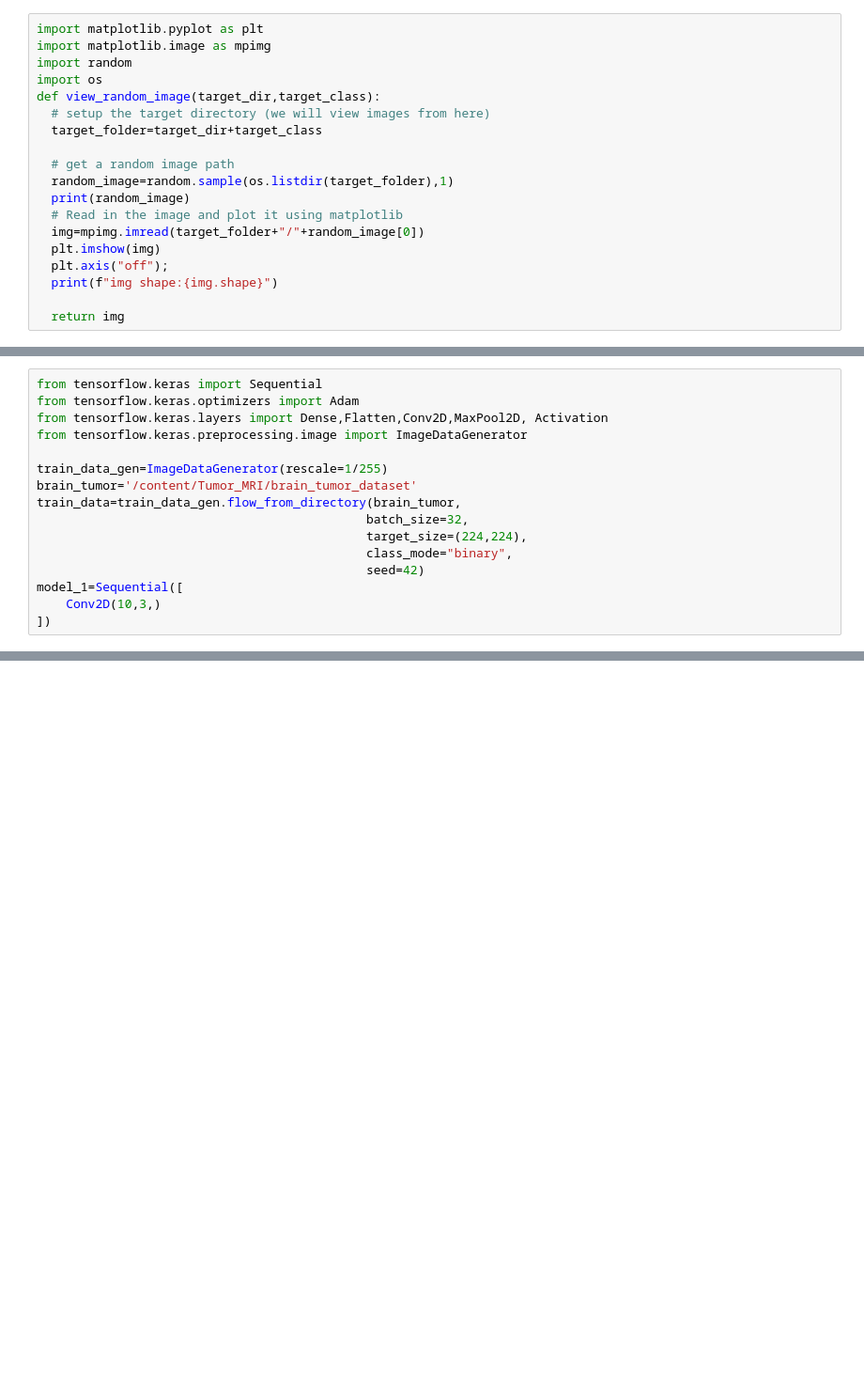
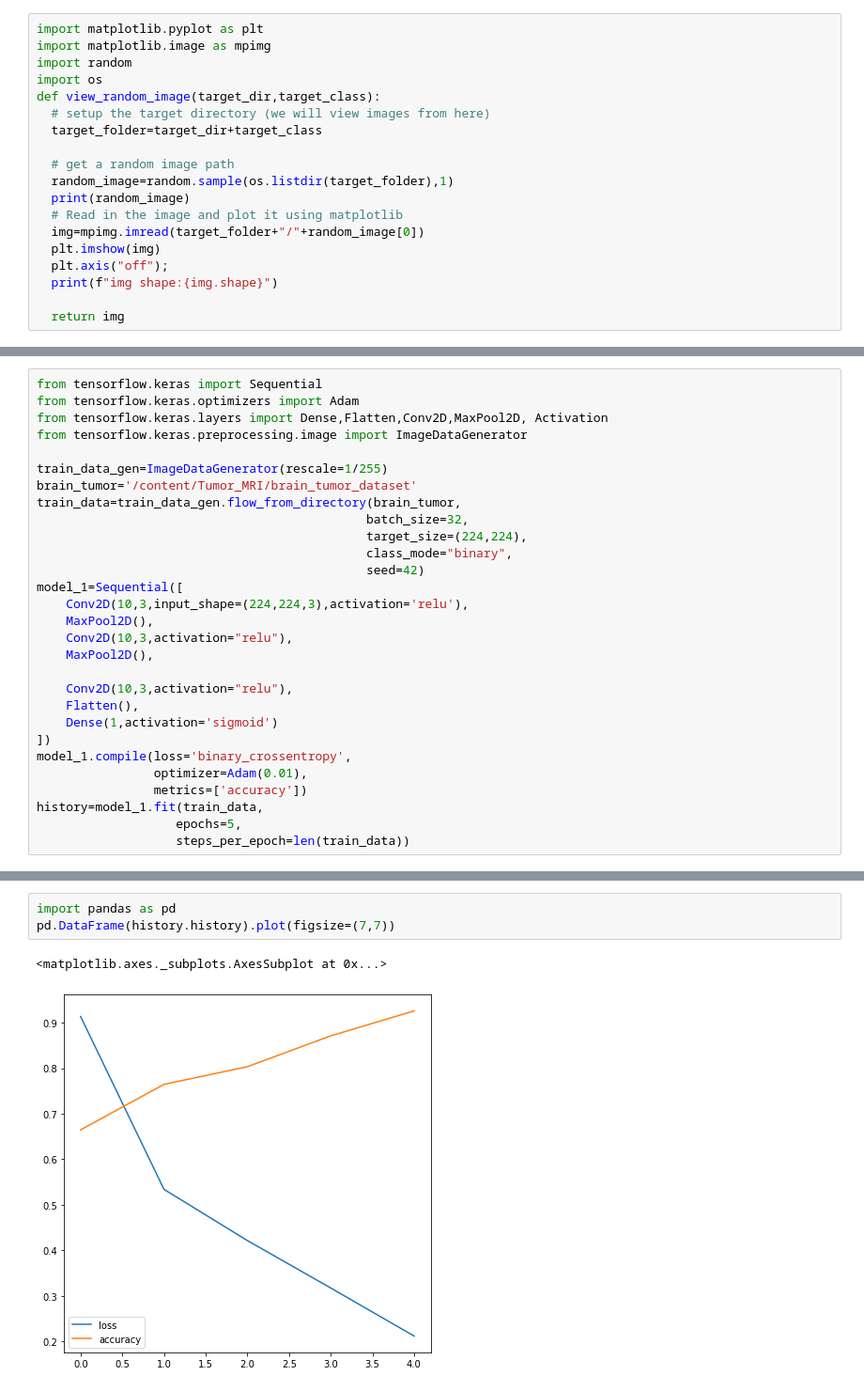
Before and after one commit to Henil21/Tumor_detecton_CNN, a Jupyter notebook: Tumor_detection.ipynb, the cells around one changed output, grey strips where cells are left out. Shown at 94% size. Saved outputs shown, nothing was run; the diff lists cells and outputs as text; blank space fills up the shorter version.

```diff
--- a/Tumor_detection.ipynb
+++ b/Tumor_detection.ipynb
@@ -56,7 +56,20 @@ train_data=train_data_gen.flow_from_directory(brain_tumor,
                                              class_mode="binary",
                                              seed=42)
 model_1=Sequential([
-    Conv2D(10,3,)
+    Conv2D(10,3,input_shape=(224,224,3),activation='relu'),
+    MaxPool2D(),
+    Conv2D(10,3,activation="relu"),
+    MaxPool2D(),
+
+    Conv2D(10,3,activation="relu"),
+    Flatten(),
+    Dense(1,activation='sigmoid')
 ])
+model_1.compile(loss='binary_crossentropy',
+                optimizer=Adam(0.01),
+                metrics=['accuracy'])
+history=model_1.fit(train_data,
+                   epochs=5,
+                   steps_per_epoch=len(train_data))
 # %% [output]
 Found 310 images belonging to 2 classes.
@@ -62,0 +86,6 @@ Found 310 images belonging to 2 classes.
+# %%
+import pandas as pd
+pd.DataFrame(history.history).plot(figsize=(7,7))
+# %% [output]
+<matplotlib.axes._subplots.AxesSubplot at 0x...>
+[figure, added]
```
Also changed, not shown: parts of 7 cells of this notebook.
